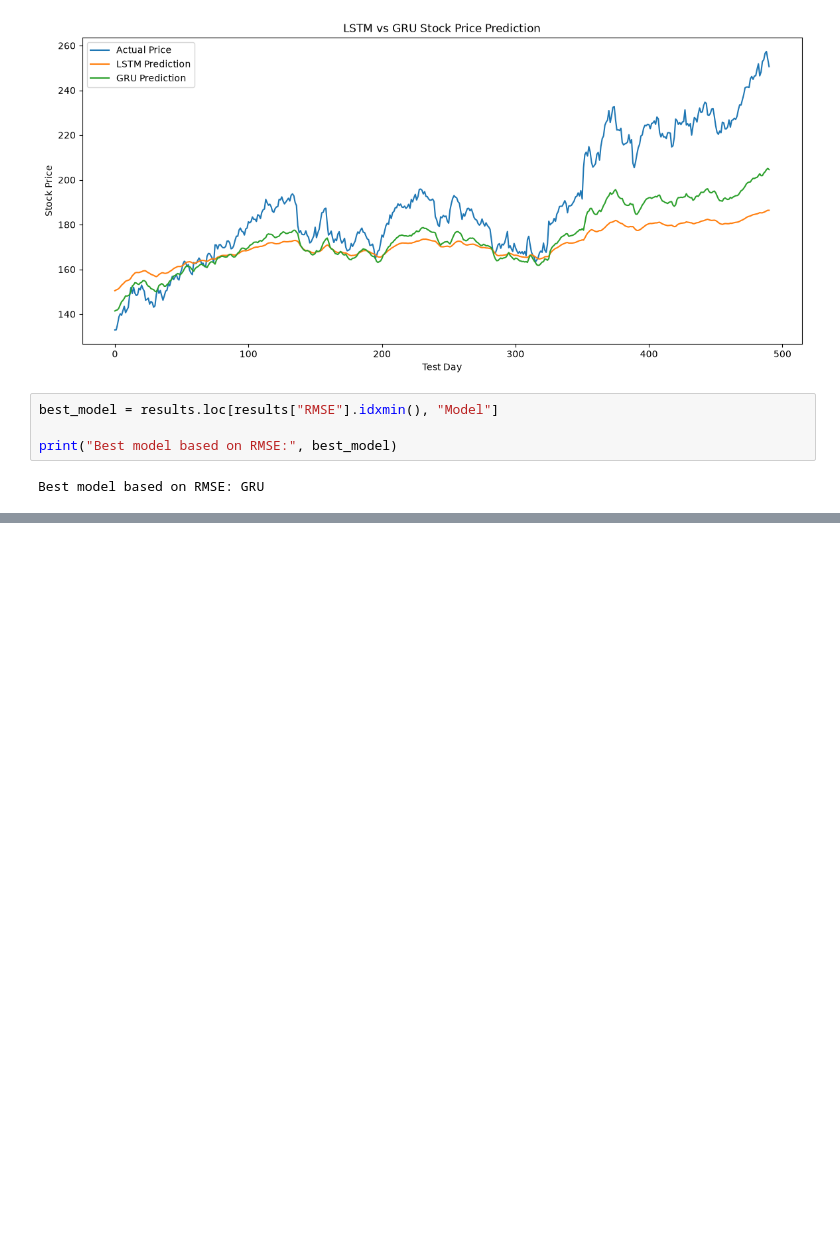
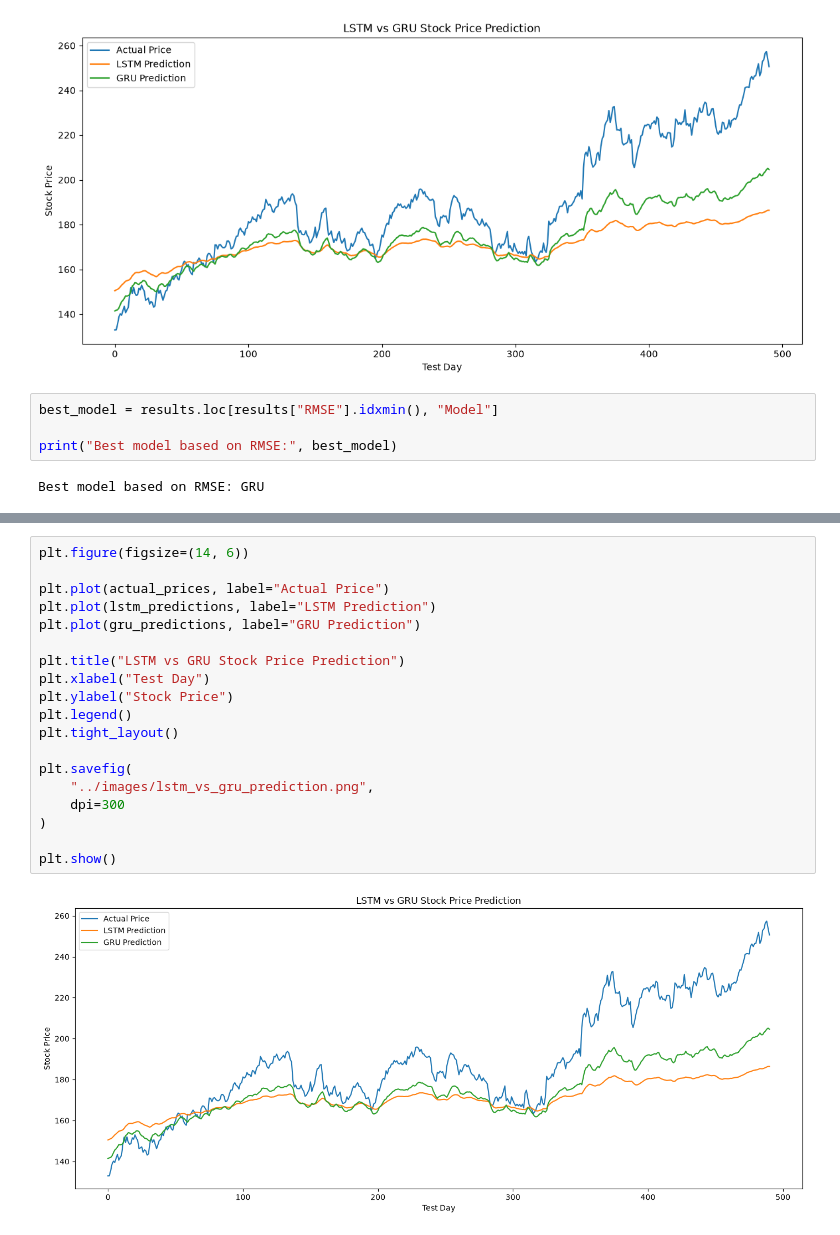
Before and after one commit to metegurkaynak/stock-price-prediction-pytorch, a Jupyter notebook: notebooks/stock_price_prediction.ipynb, the cells around one changed output, grey strips where cells are left out. Drawn from its saved outputs; the diff is of its cells as text; blank space fills up the shorter version.

Commit message:
Compare LSTM and GRU Models and save results.

```diff
--- a/notebooks/stock_price_prediction.ipynb
+++ b/notebooks/stock_price_prediction.ipynb
@@ -565,0 +628,21 @@ Best model based on RMSE: GRU
+# %%
+plt.figure(figsize=(14, 6))
+
+plt.plot(actual_prices, label="Actual Price")
+plt.plot(lstm_predictions, label="LSTM Prediction")
+plt.plot(gru_predictions, label="GRU Prediction")
+
+plt.title("LSTM vs GRU Stock Price Prediction")
+plt.xlabel("Test Day")
+plt.ylabel("Stock Price")
+plt.legend()
+plt.tight_layout()
+
+plt.savefig(
+    "../images/lstm_vs_gru_prediction.png",
+    dpi=300
+)
+
+plt.show()
+# %% [output]
+[figure, added]
```
Also changed, not shown: parts of 6 cells of this notebook, 4 other files.
